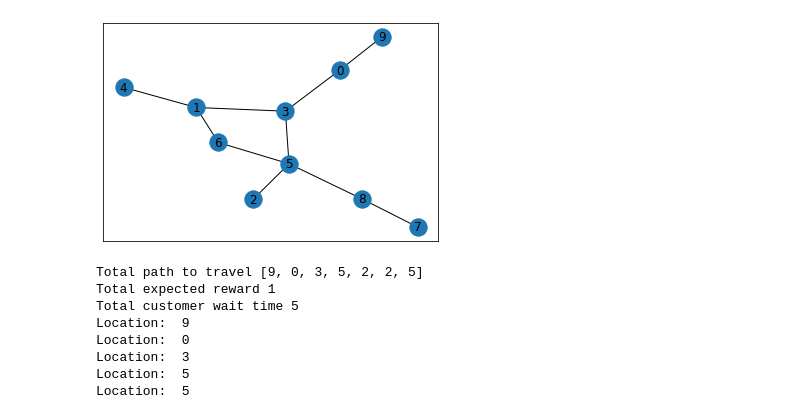
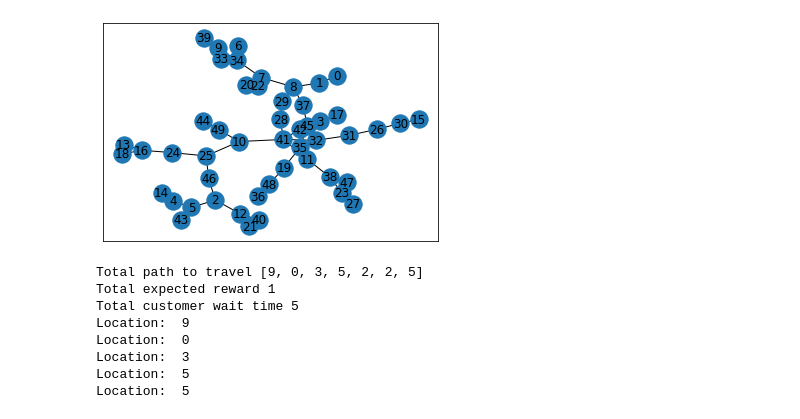
Before and after one commit to quantshah/supertaxi, a Jupyter notebook: notebooks/basic-setup.ipynb, the cells around one changed output. Drawn from its saved outputs; the diff is of its cells as text; code cells hidden in the pictures.

```diff
--- a/notebooks/basic-setup.ipynb
+++ b/notebooks/basic-setup.ipynb
@@ -5,18 +5,18 @@ import networkx as nx
 import matplotlib.pyplot as plt
 # %%
 # Number of locations in the city
-N = 10
+N = 50
 connectivity = 3
 p = 0.8
 
 # make a random graph to represent a city network
 road_network = nx.connected_watts_strogatz_graph(N, connectivity, p)
 nodes = road_network.nodes
 
 nx.draw_networkx(road_network)
 plt.show()
 # %% [output]
-[figure, old version]
+[figure, new version]
 # %%
 class Taxi:
     """
```
Also changed, not shown: 1 other file.
